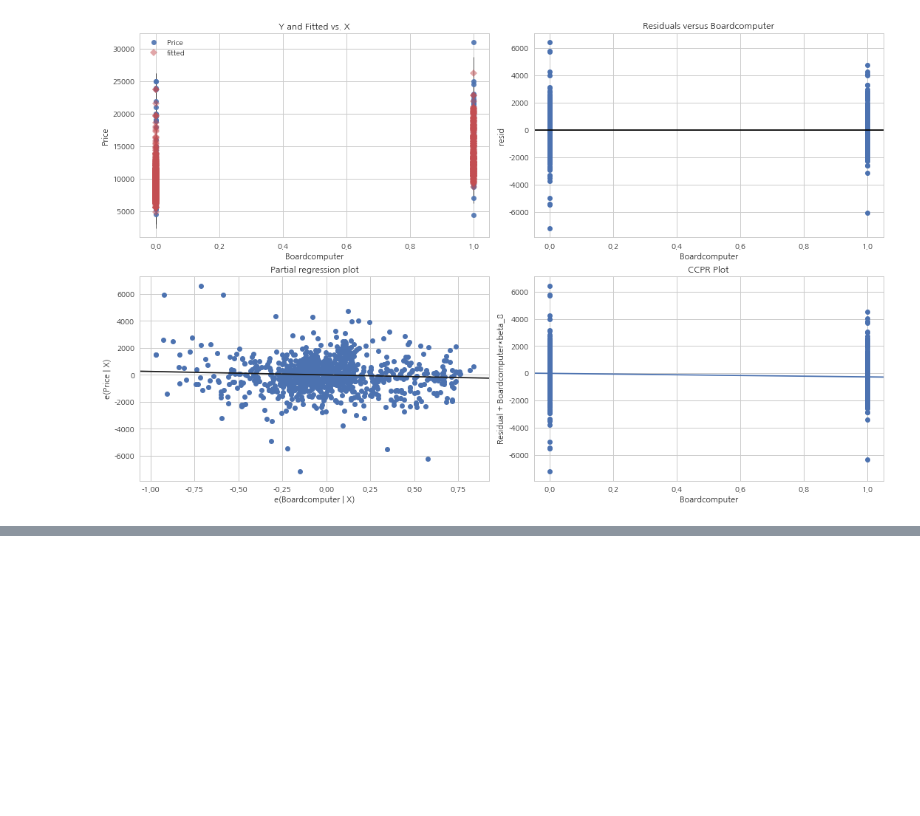
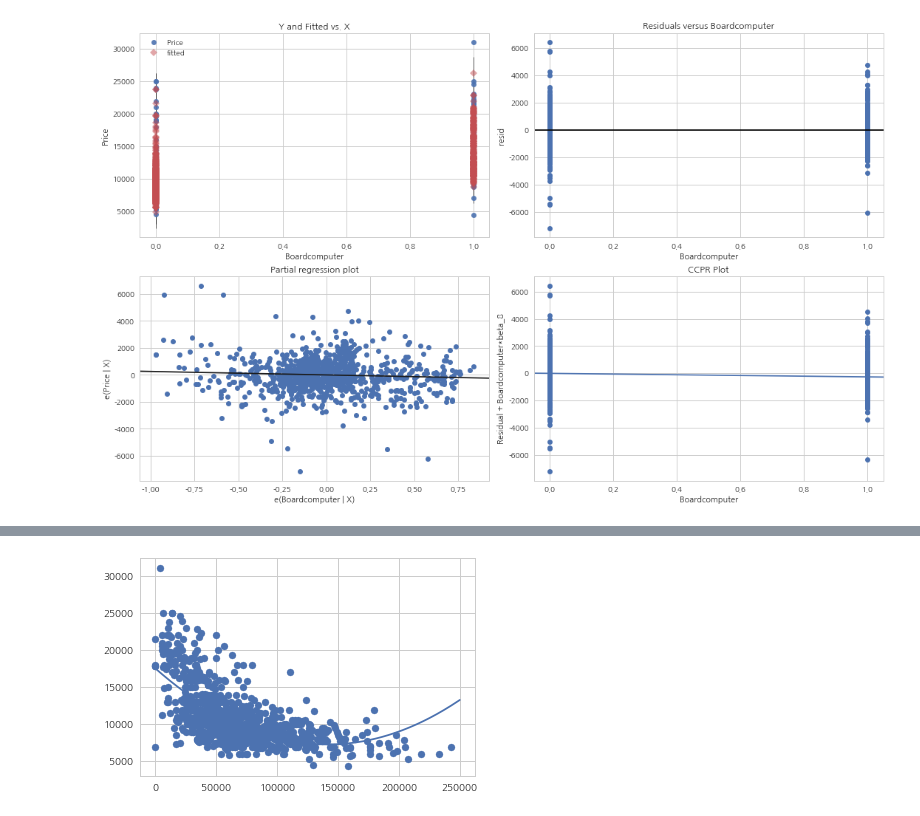
Before and after one commit to j-haaaaan/dss6_regproj1-toyotacorolla, a Jupyter notebook: kang/main_kang_171020.ipynb, the cells around one changed output, grey strips where cells are left out. Cells and saved outputs as stored; diff of their text form; code cells hidden in the pictures; blank space fills up the shorter version.

```diff
--- a/kang/main_kang_171020.ipynb
+++ b/kang/main_kang_171020.ipynb
@@ -1166,0 +1167,4 @@ plt.show()
+# %%
+model_poly = sm.OLS.from_formula("Price ~ KM + I(KM**2)", data=df)
+result_poly = model_poly.fit()
+result_poly.params
@@ -1166,0 +1240,16 @@ plt.show()
+# %%
+def plot_statsmodels(result):
+    x_poly = pd.DataFrame(df_x.KM)
+    y_poly = pd.DataFrame(df_y.Price)
+    plt.scatter(x_poly, y_poly)
+
+    xx_poly = np.linspace(0, 250000, 1019)
+    dfxx_poly = pd.DataFrame(xx_poly, columns=["KM"])
+    dfxx_poly = sm.add_constant(dfxx_poly)
+    plt.plot(xx_poly, result.predict(dfxx_poly).values)
+    plt.show()
+
+
+plot_statsmodels(result_poly)
+# %% [output]
+[figure, added]
```
Also changed, not shown: parts of 47 cells of this notebook.
